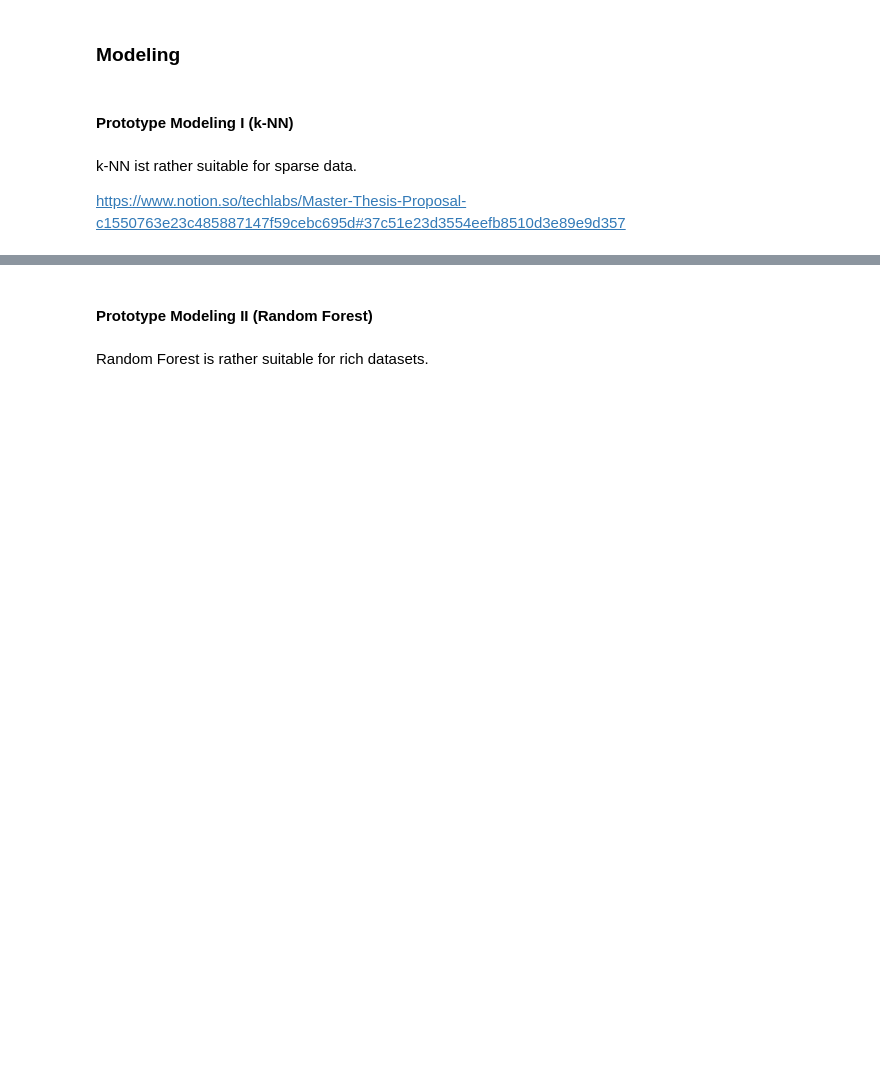
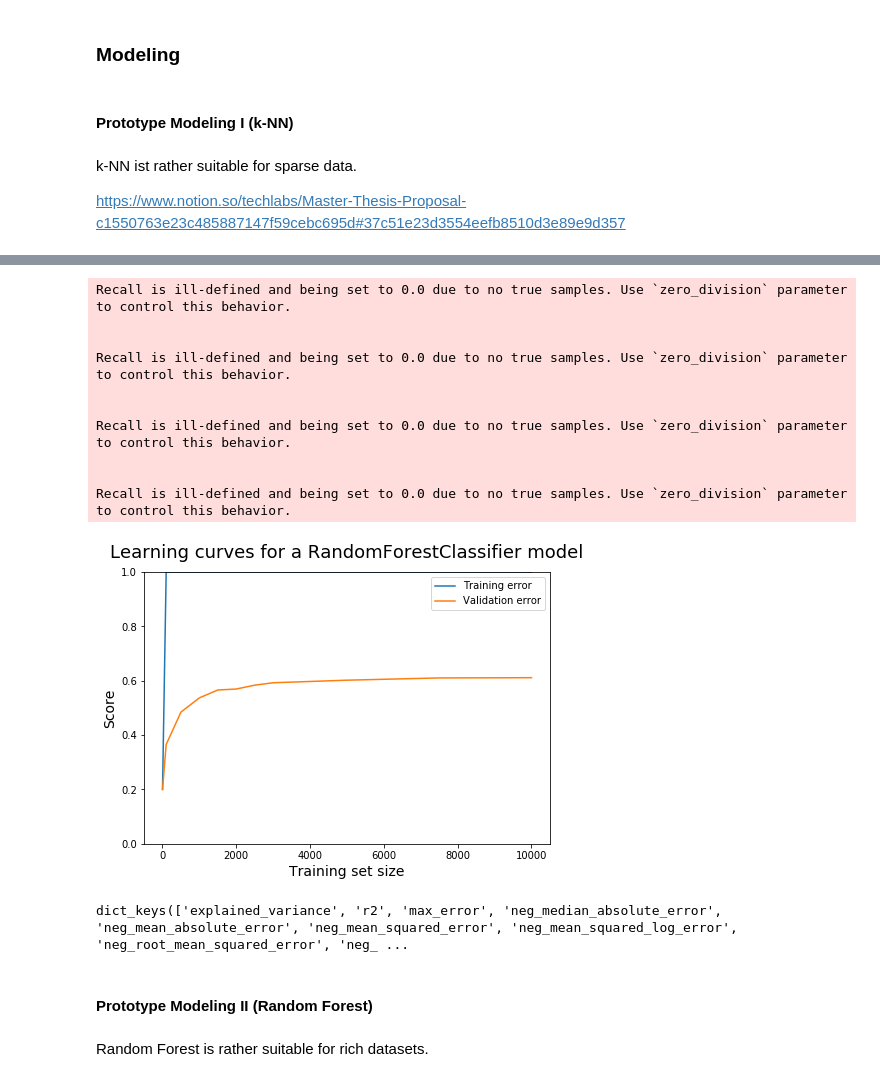
Before and after one commit to NilsBahr94/Master_Thesis_Algorithmic-Bias-in-AI, a Jupyter notebook: Master_Thesis_Algorithmic_Bias_Analysis.ipynb, the cells around one changed output, grey strips where cells are left out. Drawn from its saved outputs; the diff is of its cells as text; code cells hidden in the pictures; blank space fills up the shorter version.

```diff
--- a/Master_Thesis_Algorithmic_Bias_Analysis.ipynb
+++ b/Master_Thesis_Algorithmic_Bias_Analysis.ipynb
@@ -601,3 +855,65 @@ roc_auc_score(y_test, y_pred_prob)
+# %%
+### Bundling our previous work into a function ###
+train_sizes = [1, 100, 500, 1000, 1500, 2000, 2500, 3000, 5000, 7500, 10000]
+
+def learning_curves(estimator, data, features, target, train_sizes, cv):
+    train_sizes, train_scores, validation_scores = learning_curve(
+        estimator, data[features], data[target], train_sizes = train_sizes,
+        cv = cv, scoring = 'recall')
+
+    train_scores_mean = train_scores.mean(axis = 1)
+    validation_scores_mean = validation_scores.mean(axis = 1)
+
+    plt.plot(train_sizes, train_scores_mean, label = 'Training error')
+    plt.plot(train_sizes, validation_scores_mean, label = 'Validation error')
+
+    plt.ylabel('Score', fontsize = 14)
+    plt.xlabel('Training set size', fontsize = 14)
+    title = 'Learning curves for a ' + str(estimator).split('(')[0] + ' model'
+    plt.title(title, fontsize = 18, y = 1.03)
+    plt.legend()
+    plt.ylim(0,1)
+
+### Plotting the two learning curves ###
+
+from sklearn.ensemble import RandomForestClassifier
+from sklearn.neighbors import KNeighborsClassifier
+
+plt.figure(figsize = (16,5))
+
+for model, i in [(RandomForestClassifier(), 1)]:
+    plt.subplot(1,2,i)
+    learning_curves(estimator = model,
+                    data = df_3_adult_dummies,
+                    features = df_3_adult_train_input.columns,
+                    target= "Over-50K",
+                    train_sizes = train_sizes,
+                    cv= 5)
+
+# for model, i in [(RandomForestClassifier(), 1), (KNeighborsClassifier(),2)]:
+#     plt.subplot(1,2,i)
+#     learning_curves(estimator = model,
+#                     data = df_3_adult_dummies,
+#                     features = df_3_adult_train_input.columns,
+#                     target= "Over-50K",
+#                     train_sizes = train_sizes,
+#                     cv= 5)
+# %% [output]
+Recall is ill-defined and being set to 0.0 due to no true samples. Use `zero_division` parameter to control this behavior.
+
+
+Recall is ill-defined and being set to 0.0 due to no true samples. Use `zero_division` parameter to control this behavior.
+
+
+Recall is ill-defined and being set to 0.0 due to no true samples. Use `zero_division` parameter to control this behavior.
+
+
+Recall is ill-defined and being set to 0.0 due to no true samples. Use `zero_division` parameter to control this behavior.
+[figure, added]
+# %%
+sklearn.metrics.SCORERS.keys()
+# %% [output]
+dict_keys(['explained_variance', 'r2', 'max_error', 'neg_median_absolute_error', 'neg_mean_absolute_error', 'neg_mean_squared_error', 'neg_mean_squared_log_error', 'neg_root_mean_squared_error', 'neg_ ...
 # %% [markdown]
 #### Prototype Modeling II (Random Forest)
 # %% [markdown]
```
Also changed, not shown: parts of 21 cells of this notebook.
